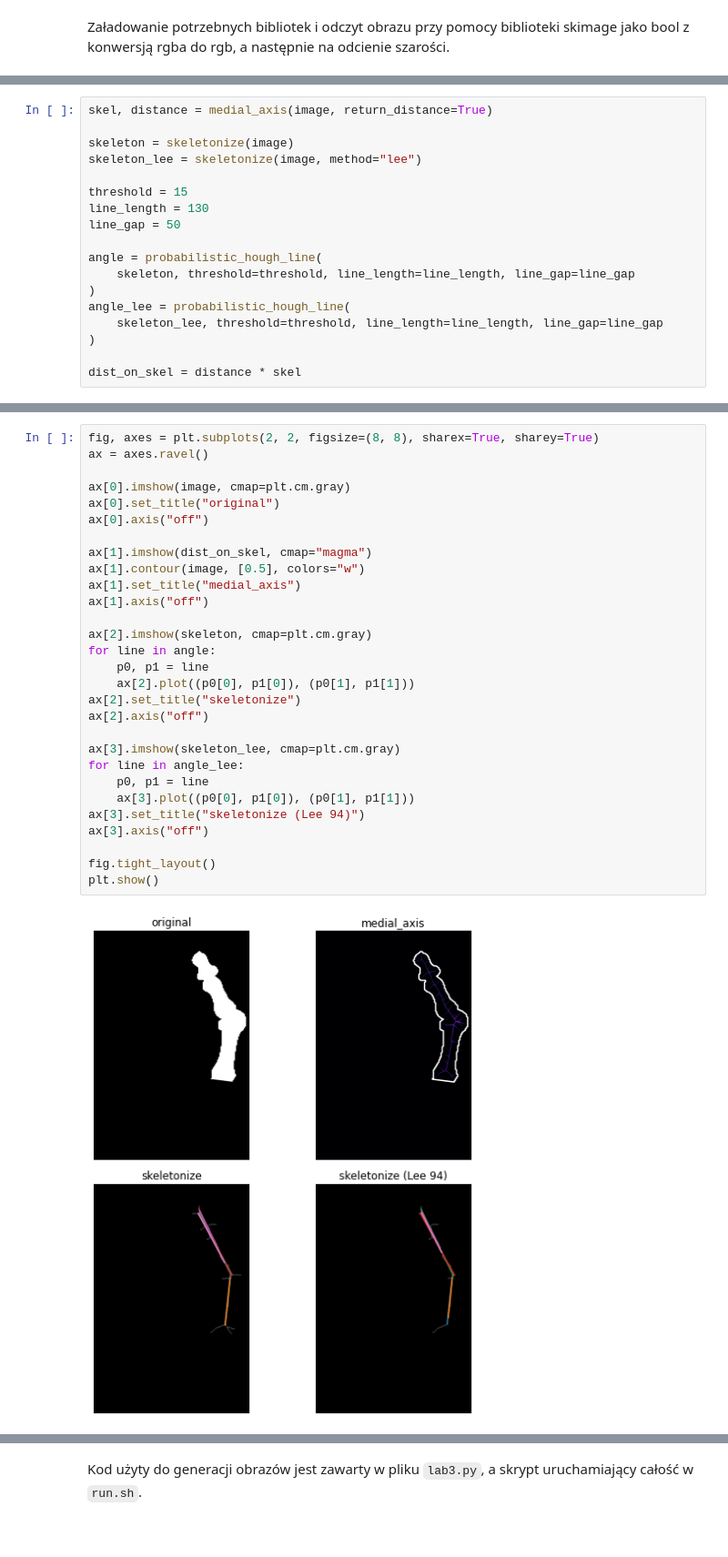
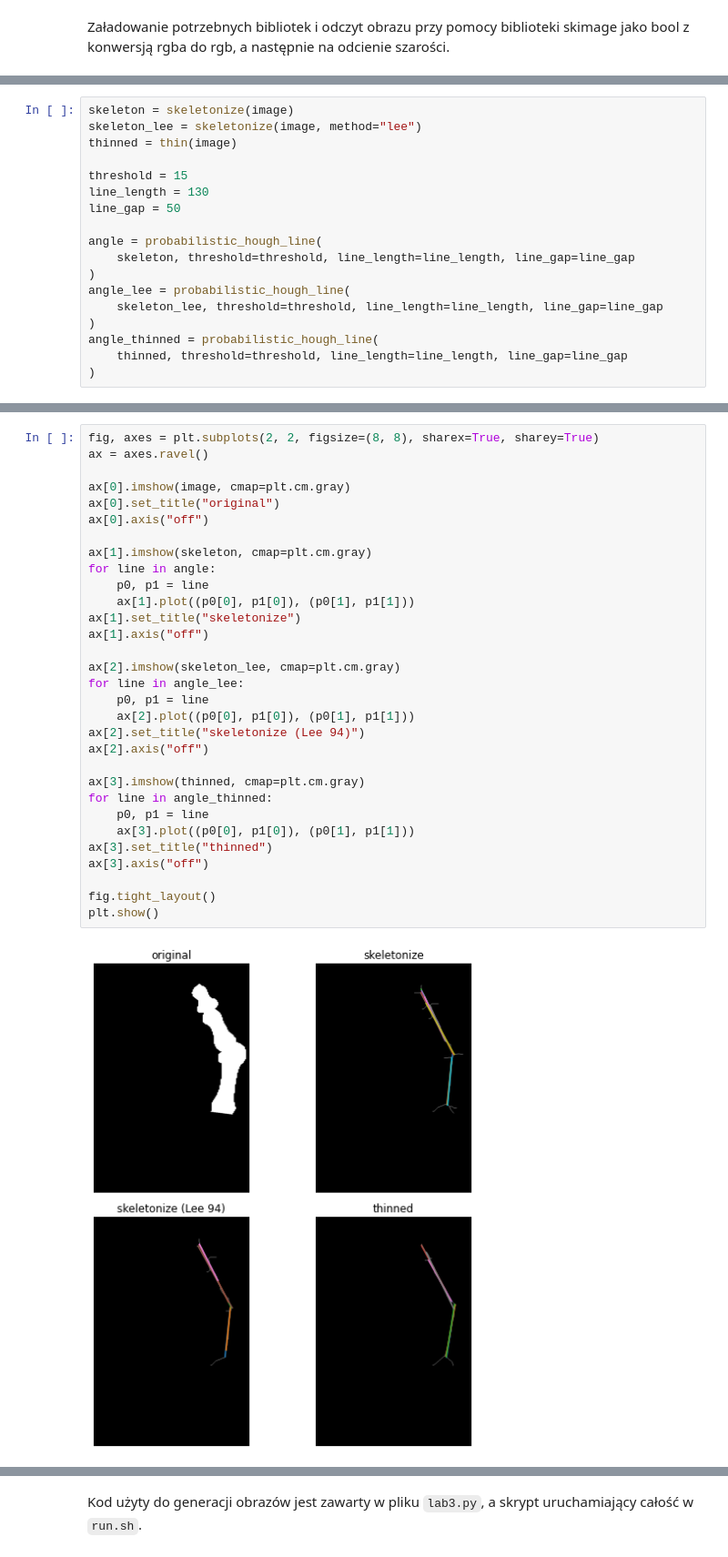
Before and after one commit to FrozenTear7/computer-vision-lab, a Jupyter notebook: lab3/lab3.ipynb, the cells around one changed output, grey strips where cells are left out. Shown at 91% size. Cells and saved outputs as stored; diff of their text form.

Commit message:
Add thinned version

```diff
--- a/lab3/lab3.ipynb
+++ b/lab3/lab3.ipynb
@@ -32,10 +31,9 @@ Podane poniżej parametry dają dobre wyniki dla wybranego obrazu, lecz dla wszy
 
 Dla prostoty przeglądu kodu i ścisłości używam końcowo wszędzie poniższych parametrów, co w niektórych obrazach da gorsze wyniki co widać we wnioskach na końcu sprawozdania.
 # %%
-skel, distance = medial_axis(image, return_distance=True)
-
 skeleton = skeletonize(image)
 skeleton_lee = skeletonize(image, method="lee")
+thinned = thin(image)
 
 threshold = 15
 line_length = 130
@@ -47,8 +45,9 @@ angle = probabilistic_hough_line(
 angle_lee = probabilistic_hough_line(
     skeleton_lee, threshold=threshold, line_length=line_length, line_gap=line_gap
 )
-
-dist_on_skel = distance * skel
+angle_thinned = probabilistic_hough_line(
+    thinned, threshold=threshold, line_length=line_length, line_gap=line_gap
+)
 # %% [markdown]
 Po wygenerowaniu potrzebnych obrazów przystępuję do konstrukcji wykresów wynikowych, w postaci 4 wykresów:
 - oryginalnego obrazu
@@ -58,34 +57,36 @@ Po wygenerowaniu potrzebnych obrazów przystępuję do konstrukcji wykresów wyn
 # %%
 fig, axes = plt.subplots(2, 2, figsize=(8, 8), sharex=True, sharey=True)
 ax = axes.ravel()
 
 ax[0].imshow(image, cmap=plt.cm.gray)
 ax[0].set_title("original")
 ax[0].axis("off")
 
-ax[1].imshow(dist_on_skel, cmap="magma")
-ax[1].contour(image, [0.5], colors="w")
-ax[1].set_title("medial_axis")
+ax[1].imshow(skeleton, cmap=plt.cm.gray)
+for line in angle:
+    p0, p1 = line
+    ax[1].plot((p0[0], p1[0]), (p0[1], p1[1]))
+ax[1].set_title("skeletonize")
 ax[1].axis("off")
 
-ax[2].imshow(skeleton, cmap=plt.cm.gray)
-for line in angle:
+ax[2].imshow(skeleton_lee, cmap=plt.cm.gray)
+for line in angle_lee:
     p0, p1 = line
     ax[2].plot((p0[0], p1[0]), (p0[1], p1[1]))
-ax[2].set_title("skeletonize")
+ax[2].set_title("skeletonize (Lee 94)")
 ax[2].axis("off")
 
-ax[3].imshow(skeleton_lee, cmap=plt.cm.gray)
-for line in angle_lee:
+ax[3].imshow(thinned, cmap=plt.cm.gray)
+for line in angle_thinned:
     p0, p1 = line
     ax[3].plot((p0[0], p1[0]), (p0[1], p1[1]))
-ax[3].set_title("skeletonize (Lee 94)")
+ax[3].set_title("thinned")
 ax[3].axis("off")
 
 fig.tight_layout()
 plt.show()
 # %% [output]
-[figure, old version]
+[figure, new version]
 # %% [markdown]
 Jak widać na powyższych wykresach kąt został wykryty praktycznie idealnie, występuje powtórzenie wykrytych linii w metodzie klasycznej, lecz w wersji Lee są one praktycznie zbieżne.
 
```
Also changed, not shown: parts of 4 cells of this notebook, 11 other files.
